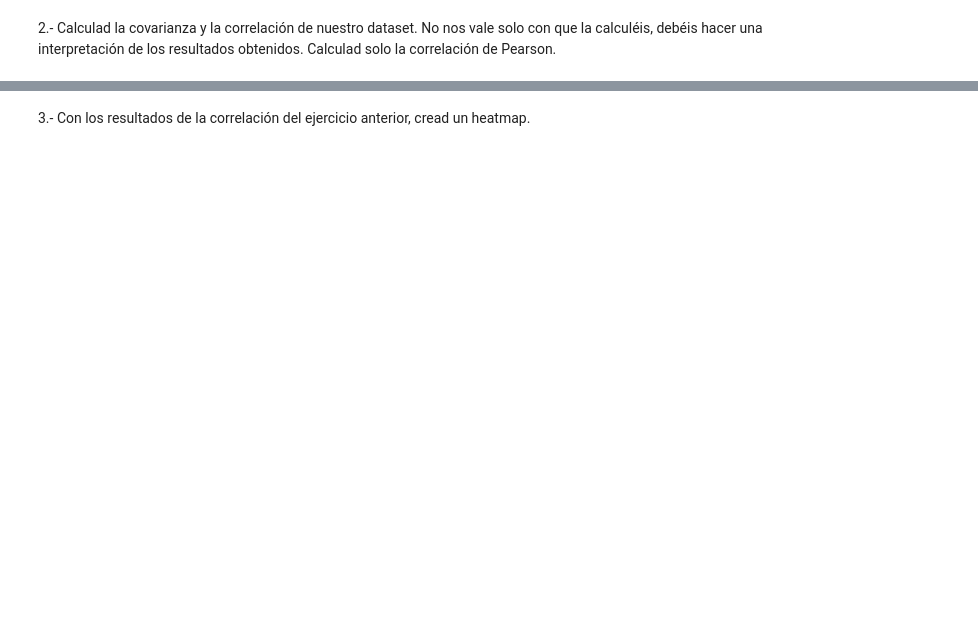
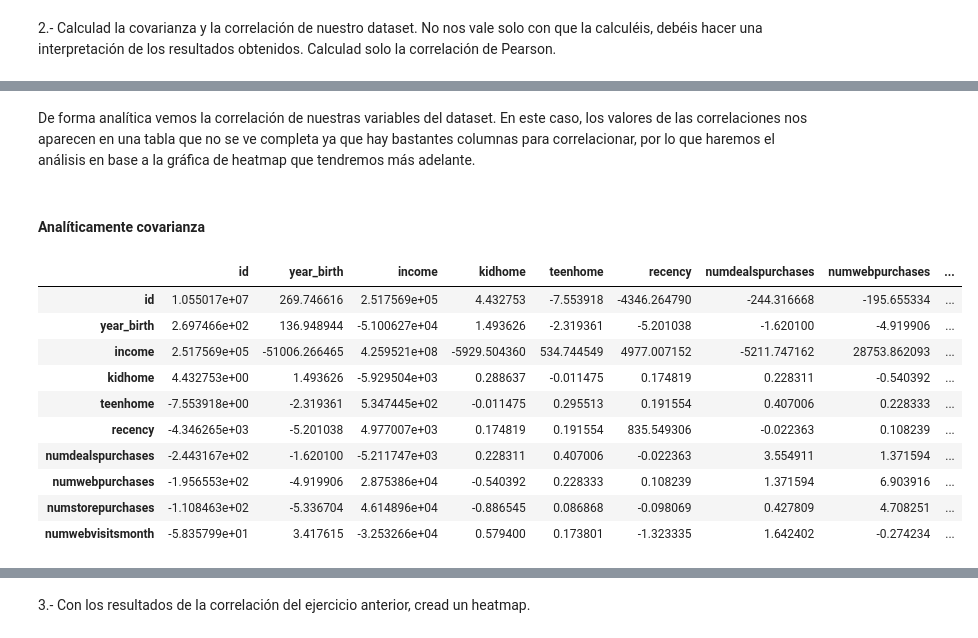
Before and after one commit to Adalab/DA-promo-c-modulo-3-sprint-1-Sila-Silvia, a Jupyter notebook: Leccion-3-Covarianza-Correlacion/Leccion-3-Covarianza-Correlacion.ipynb, the cells around one changed output, grey strips where cells are left out. Drawn from its saved outputs; the diff is of its cells as text; code cells hidden in the pictures; blank space fills up the shorter version.

```diff
--- a/Leccion-3-Covarianza-Correlacion/Leccion-3-Covarianza-Correlacion.ipynb
+++ b/Leccion-3-Covarianza-Correlacion/Leccion-3-Covarianza-Correlacion.ipynb
@@ -37,0 +57,18 @@ df.head()
+# %% [markdown]
+De forma analítica vemos la correlación de nuestras variables del dataset. En este caso, los valores de las correlaciones nos aparecen en una tabla que no se ve completa ya que hay bastantes columnas para correlacionar, por lo que haremos el análisis en base a la gráfica de heatmap que tendremos más adelante.
+# %% [markdown]
+#### Analíticamente covarianza
+# %%
+df.cov()
+# %% [output]
+|  | id | year_birth | income | kidhome | teenhome | recency | numdealspurchases | numwebpurchases | ... |
+| id | 1.055017e+07 | 269.746616 | 2.517569e+05 | 4.432753 | -7.553918 | -4346.264790 | -244.316668 | -195.655334 | ... |
+| year_birth | 2.697466e+02 | 136.948944 | -5.100627e+04 | 1.493626 | -2.319361 | -5.201038 | -1.620100 | -4.919906 | ... |
+| income | 2.517569e+05 | -51006.266465 | 4.259521e+08 | -5929.504360 | 534.744549 | 4977.007152 | -5211.747162 | 28753.862093 | ... |
+| kidhome | 4.432753e+00 | 1.493626 | -5.929504e+03 | 0.288637 | -0.011475 | 0.174819 | 0.228311 | -0.540392 | ... |
+| teenhome | -7.553918e+00 | -2.319361 | 5.347445e+02 | -0.011475 | 0.295513 | 0.191554 | 0.407006 | 0.228333 | ... |
+| recency | -4.346265e+03 | -5.201038 | 4.977007e+03 | 0.174819 | 0.191554 | 835.549306 | -0.022363 | 0.108239 | ... |
+| numdealspurchases | -2.443167e+02 | -1.620100 | -5.211747e+03 | 0.228311 | 0.407006 | -0.022363 | 3.554911 | 1.371594 | ... |
+| numwebpurchases | -1.956553e+02 | -4.919906 | 2.875386e+04 | -0.540392 | 0.228333 | 0.108239 | 1.371594 | 6.903916 | ... |
+| numstorepurchases | -1.108463e+02 | -5.336704 | 4.614896e+04 | -0.886545 | 0.086868 | -0.098069 | 0.427809 | 4.708251 | ... |
+| numwebvisitsmonth | -5.835799e+01 | 3.417615 | -3.253266e+04 | 0.579400 | 0.173801 | -1.323335 | 1.642402 | -0.274234 | ... |
```
Also changed, not shown: parts of 8 cells of this notebook, 7 other files.
